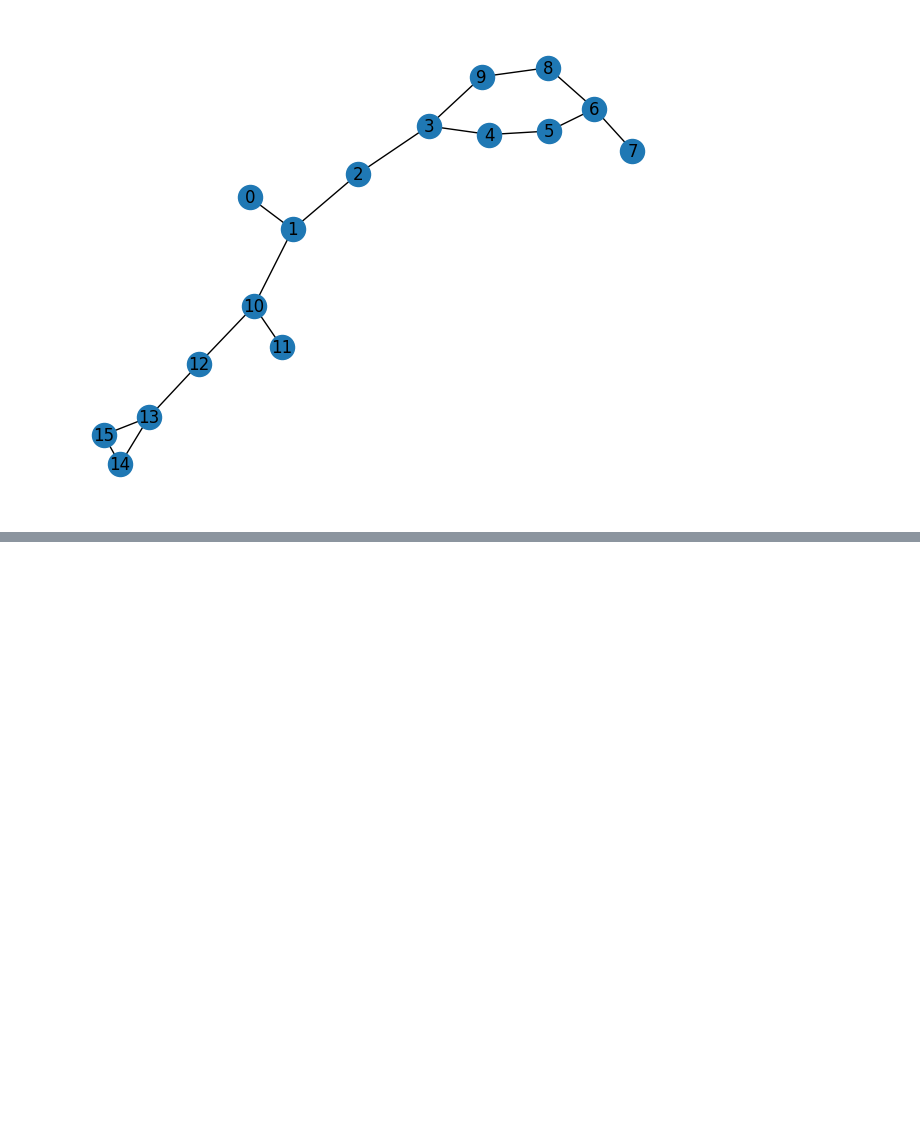
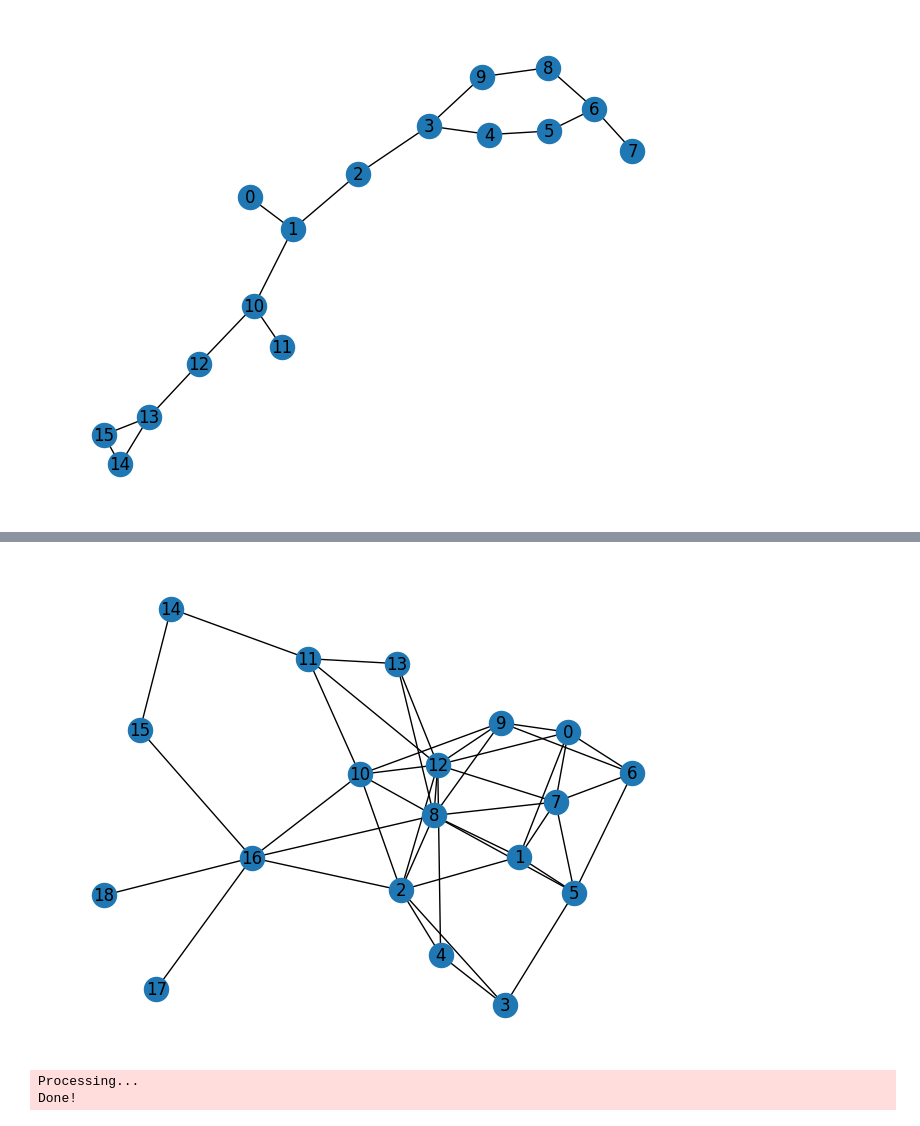
Before and after one commit to Roy-Shubhajit/InSig-GNN, a Jupyter notebook: test.ipynb, the cells around one changed output, grey strips where cells are left out. Cells and saved outputs as stored; diff of their text form; code cells hidden in the pictures; blank space fills up the shorter version.

```diff
--- a/test.ipynb
+++ b/test.ipynb
@@ -951,0 +994,32 @@ Data(x=[16, 1], edge_index=[2, 34], edge_attr=[34], y=[1], triangle=1, star=5, c
+# %%
+def add_chordal(max_num, data):
+    k = data.num_nodes
+    num = random.randint(1, max_num)
+    L = set()
+    while len(L) < num:
+        l = set()
+        while len(l) < 4:
+            l.add(random.randint(0, k-1))
+        l = frozenset(l)
+        L.add(l)
+    edges = torch.tensor([], dtype=torch.long)
+    edges = edges.reshape(0, 2)
+    for i in L:
+        i = list(i)
+        edges = torch.cat((edges, torch.tensor([[i[0], i[1]]], dtype=torch.long)), dim=0)
+        edges = torch.cat((edges, torch.tensor([[i[1], i[2]]], dtype=torch.long)), dim=0)
+        edges = torch.cat((edges, torch.tensor([[i[2], i[3]]], dtype=torch.long)), dim=0)
+        edges = torch.cat((edges, torch.tensor([[i[3], i[0]]], dtype=torch.long)), dim=0)
+        edges = torch.cat((edges, torch.tensor([[i[0], i[2]]], dtype=torch.long)), dim=0)
+
+    new_edge_index = data.edge_index.T
+    for edge in edges:
+        if torch.all(torch.eq(edge, data.edge_index.T)):
+            continue
+        else:
+            new_edge_index = torch.cat((new_edge_index, edge.unsqueeze(0)), dim=0)
+    data.edge_index = new_edge_index.T
+    data = count_labels(data)
+    return data
+# %%
+new_G = add_chordal(10, train_dataset[6])
@@ -952 +1048,22 @@ Data(x=[16, 1], edge_index=[2, 34], edge_attr=[34], y=[1], triangle=1, star=5, c
+# %%
+import torch
+plot_edge = new_G.edge_index
+
+plot_edge = plot_edge.T
+#plot a graph
+import networkx as nx
+import matplotlib.pyplot as plt
+G = nx.Graph()
+G.add_edges_from(plot_edge.numpy())
+nx.draw(G, with_labels=True)
+plt.show()
+# %% [output]
+[figure, added]
+# %%
+from dataset_creation import *
+from dataset_labels import *
+dataset = Dataset_chembl(root="data/Dataset_chembl_chordals", pre_transform=add_chordal)
+# %% [output]
+Processing...
+Done!
 # %%
```
Also changed, not shown: parts of 13 cells of this notebook, 7 other files.
